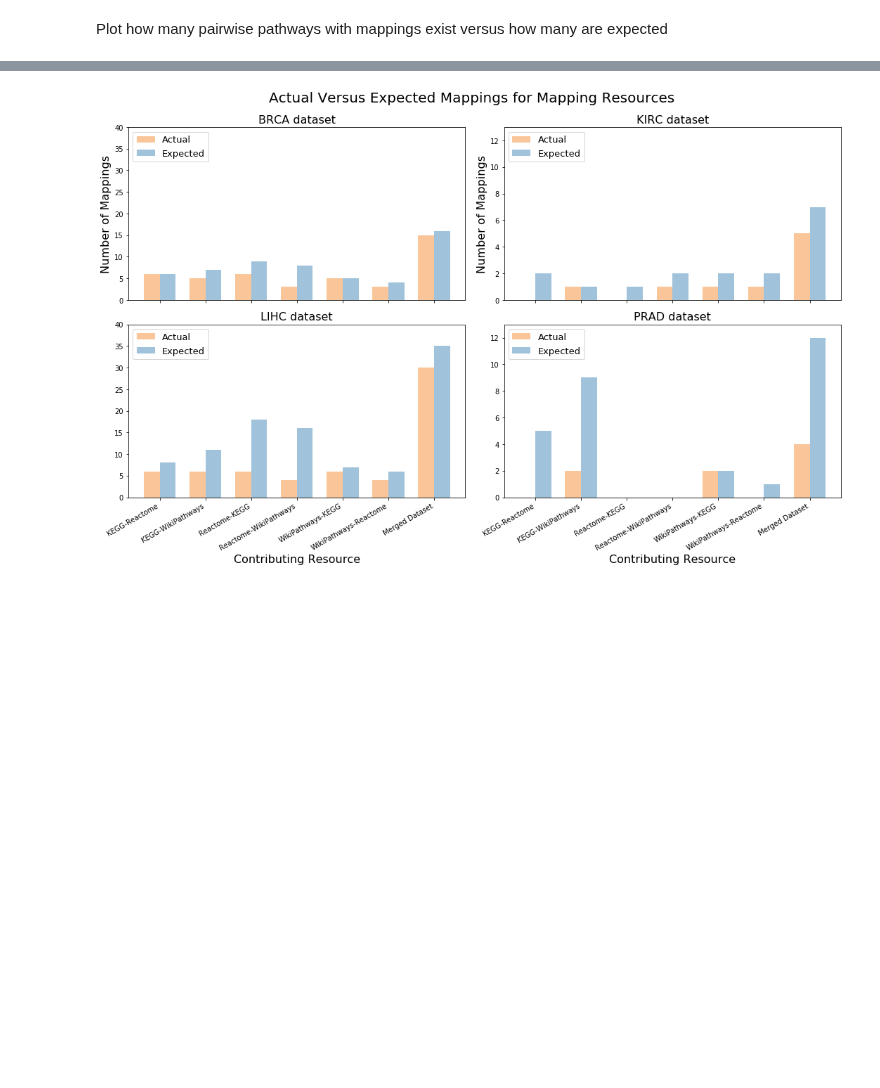
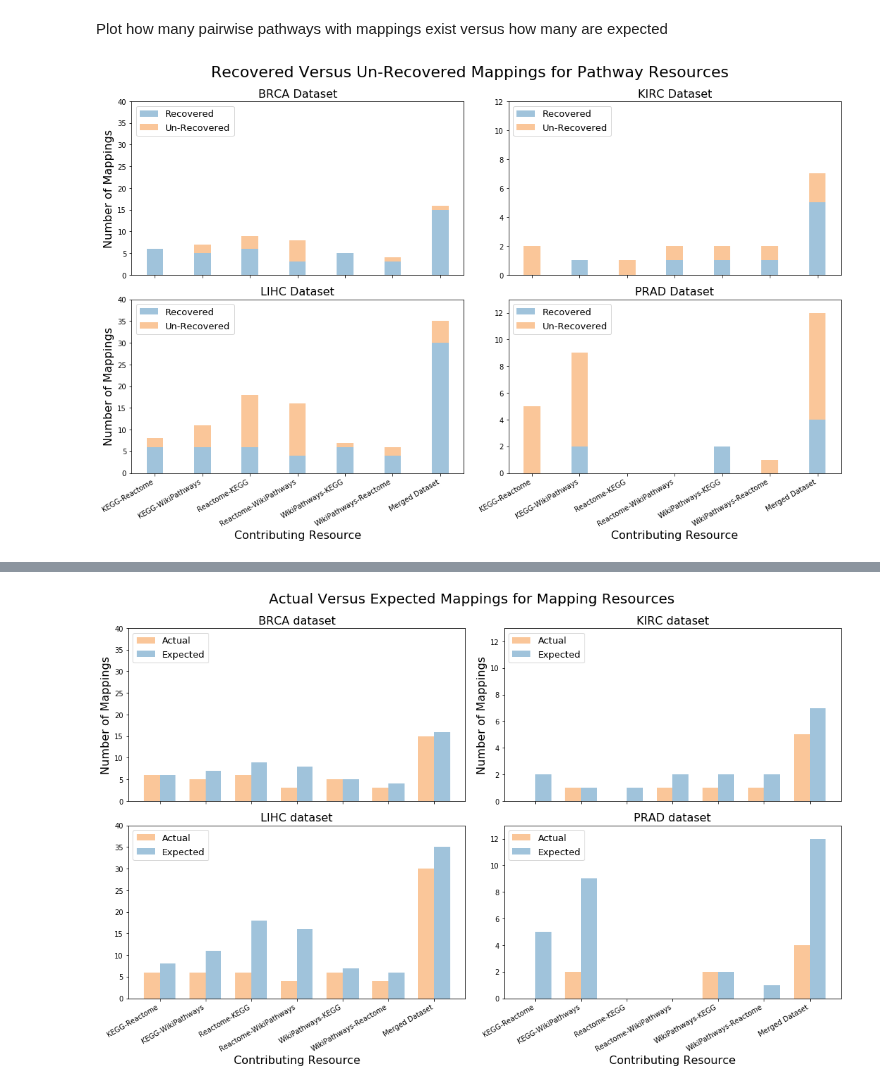
Before and after one commit to pathwayforte/results, a Jupyter notebook: notebooks/others/enrichment/gsea_results.ipynb, the cells around one changed output, grey strips where cells are left out. Drawn from its saved outputs; the diff is of its cells as text; code cells hidden in the pictures; blank space fills up the shorter version.

Commit message:
add stacked plot

```diff
--- a/notebooks/others/enrichment/gsea_results.ipynb
+++ b/notebooks/others/enrichment/gsea_results.ipynb
@@ -249,3 +249,86 @@ For the top 486 ranked pathways in the merged LIHC dataset:
 6.58% are a combination of 2 or more databases
 # %% [markdown]
 Plot how many pairwise pathways with mappings exist versus how many are expected
+# %%
+fig, ax = plt.subplots(nrows=2, ncols=2, figsize=(15,10))
+fig.suptitle('Recovered Versus Un-Recovered Mappings for Pathway Resources', fontsize=22)
+
+N = 7
+index = np.arange(N)
+bar_width = 0.35
+opacity = 0.8
+
+pairings = ('KEGG-Reactome',
+ 'KEGG-WikiPathways',
+ 'Reactome-KEGG',
+ 'Reactome-WikiPathways',
+ 'WikiPathways-KEGG',
+ 'WikiPathways-Reactome',
+ 'Merged Dataset'
+)
+label_font = {'size': 16}
+
+
+plt.subplot(2, 2, 1)
+actual_vals = list(brca_actual_dict.values())
+expected_vals = list(brca_expected_dict.values())
+difference = [x - y for x, y in zip(expected_vals, actual_vals)]
+
+p1 = plt.bar(ind, actual_vals, width,alpha=opacity, color='#88b4d3',label='Recovered')
+p2 = plt.bar(ind, difference, width, bottom=actual_vals, alpha=opacity, color='#f9b880',label='Un-Recovered')
+
+plt.title('BRCA Dataset', fontsize=16)
+plt.ylabel('Number of Mappings', fontdict=label_font)
+plt.xticks(index, pairings)
+plt.ylim(0,40)
+plt.legend(prop={'size':13},loc=2)
+
+
+plt.subplot(2, 2, 2)
+actual_vals = list(kirc_actual_dict.values())
+expected_vals = list(kirc_expected_dict.values())
+difference = [x - y for x, y in zip(expected_vals, actual_vals)]
+
+p1 = plt.bar(ind, actual_vals, width,alpha=opacity, color='#88b4d3',label='Recovered')
+p2 = plt.bar(ind, difference, width, bottom=actual_vals, alpha=opacity, color='#f9b880',label='Un-Recovered')
+
+plt.title('KIRC Dataset', fontsize=16)
+plt.xticks(index, pairings)
+plt.ylim(0,12)
+plt.legend(prop={'size':13},loc=2)
+
+plt.subplot(2, 2, 3)
+actual_vals = list(lihc_actual_dict.values())
+expected_vals = list(lihc_expected_dict.values())
+difference = [x - y for x, y in zip(expected_vals, actual_vals)]
+
+p1 = plt.bar(ind, actual_vals, width,alpha=opacity, color='#88b4d3',label='Recovered')
+p2 = plt.bar(ind, difference, width, bottom=actual_vals, alpha=opacity, color='#f9b880',label='Un-Recovered')
+
+plt.title('LIHC Dataset', fontsize=16)
+plt.ylabel('Number of Mappings', fontdict=label_font)
+plt.xlabel('Contributing Resource', fontdict=label_font)
+plt.xticks(index, pairings)
+plt.ylim(0,40)
+plt.legend(prop={'size':13},loc=2)
+
+plt.subplot(2, 2, 4)
+actual_vals = list(prad_actual_dict.values())
+expected_vals = list(prad_expected_dict.values())
+difference = [x - y for x, y in zip(expected_vals, actual_vals)]
+
+p1 = plt.bar(ind, actual_vals, width,alpha=opacity, color='#88b4d3',label='Recovered')
+p2 = plt.bar(ind, difference, width, bottom=actual_vals, alpha=opacity, color='#f9b880',label='Un-Recovered')
+
+plt.title('PRAD Dataset', fontsize=16)
+plt.xlabel('Contributing Resource', fontdict=label_font)
+plt.ylim(0,13)
+plt.xticks(index, pairings)
+plt.legend(prop={'size':13},loc=2)
+
+fig.autofmt_xdate()
+fig.tight_layout(rect=[0, 0.03, 1, 0.95])
+plt.savefig('pairwise_mappings.png',dpi=250)
+plt.show()
+# %% [output]
+[figure, added]
```
Also changed, not shown: parts of 3 cells of this notebook.
